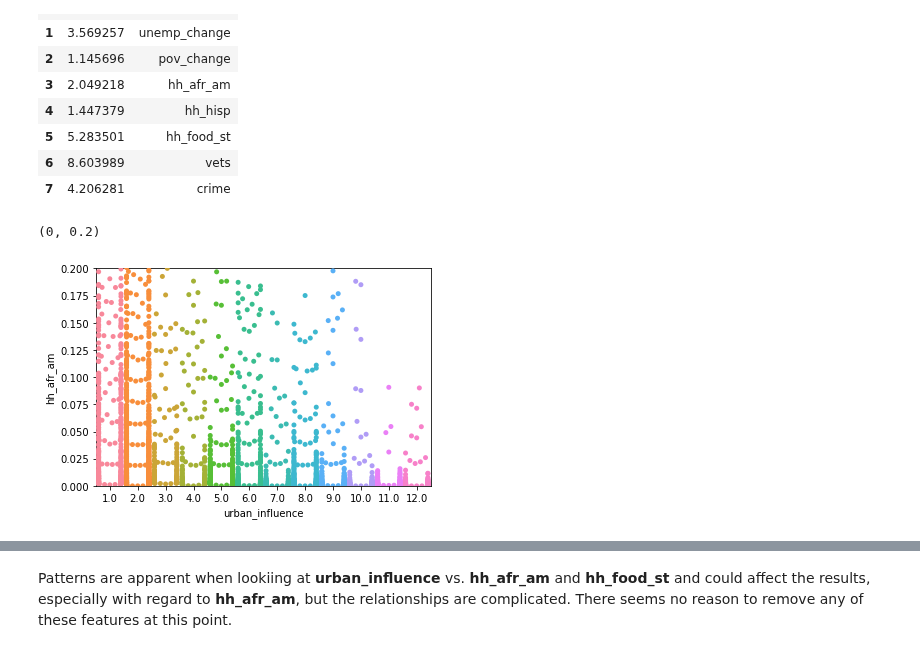
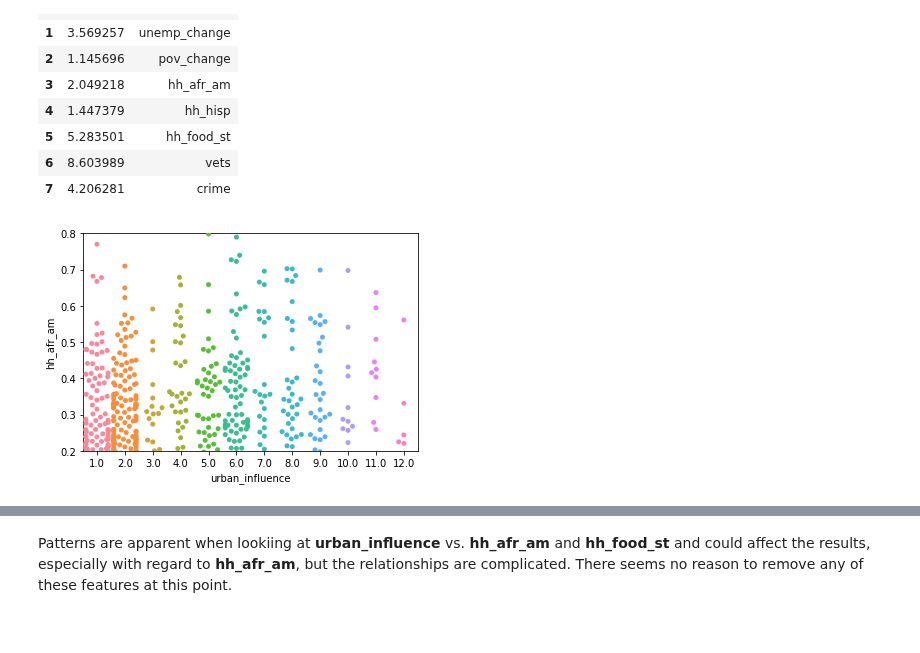
Before and after one commit to vincegiorno/drug_deaths, a Jupyter notebook: drug_deaths.ipynb, the cells around one changed output, grey strips where cells are left out. Saved outputs shown, nothing was run; the diff lists cells and outputs as text; code cells hidden in the pictures.

```diff
--- a/drug_deaths.ipynb
+++ b/drug_deaths.ipynb
@@ -101,7 +101,7 @@ unemployment = unemployment.set_index('FIPS')
 unemployment2 = pd.read_excel('data/CLF01.xls', sheetname='Sheet9', usecols=['STCOU', 'CLF040210D'], converters={'STCOU': str})
 unemployment2.columns = ['FIPS', 'unemployment_2009']
 unemployment = unemployment.join(unemployment2.set_index('FIPS'))
-unemployment['unemp_change'] = unemployment['unemployment_2009'] - unemployment['unemployment']
+unemployment['unemp_change'] = unemployment['unemployment'] - unemployment['unemployment_2009']
 data = data.join(unemployment.drop('unemployment_2009', axis=1))
 # %%
 poverty = pd.read_excel('data/Poverty.xls', skiprows=range(2), usecols = ['FIPStxt',
@@ -112,7 +112,7 @@ poverty = poverty.set_index('FIPS')
 poverty2 = pd.read_excel('data/IPE01.xls', sheetname='Sheet5', usecols=['STCOU', 'IPE120209D'], converters={'STCOU': str})
 poverty2.columns = ['FIPS', 'poverty_2009']
 poverty = poverty.join(poverty2.set_index('FIPS'))
-poverty['pov_change'] = poverty['poverty_2009'] - poverty['poverty']
+poverty['pov_change'] = poverty['poverty'] - poverty['poverty_2009']
 data = data.join(poverty.drop('poverty_2009', axis=1))
 # %%
 age = pd.read_excel('data/AGE01.xls', sheetname='Sheet2', usecols=['STCOU', 'AGE050210D'], converters={'STCOU': str})
@@ -696,9 +696,9 @@ vif
 | 6 | 8.603989 | vets |
 | 7 | 4.206281 | crime |
 # %%
-sns.swarmplot(y=data['hh_afr_am'], x=data['urban_influence'])
-plt.ylim(0, .2)
+urban_aa = sns.swarmplot(y=data['hh_afr_am'], x=data['urban_influence'])
+plt.ylim(.2, .8)
+urban_aa.figure.savefig('images/urban_aa')
 # %% [output]
-(0, 0.2)
-[figure, old version]
+[figure, new version]
 # %%
```
Also changed, not shown: parts of 20 cells of this notebook, 1 other file.
